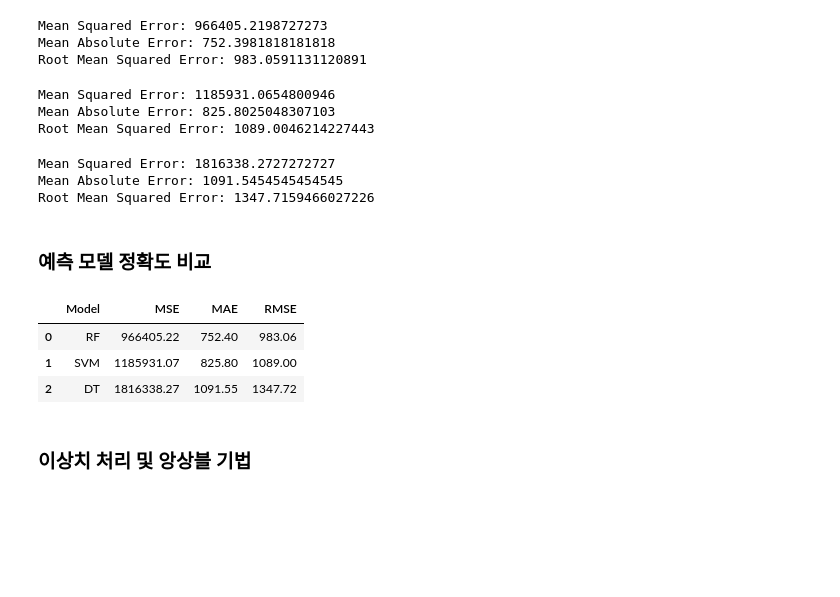
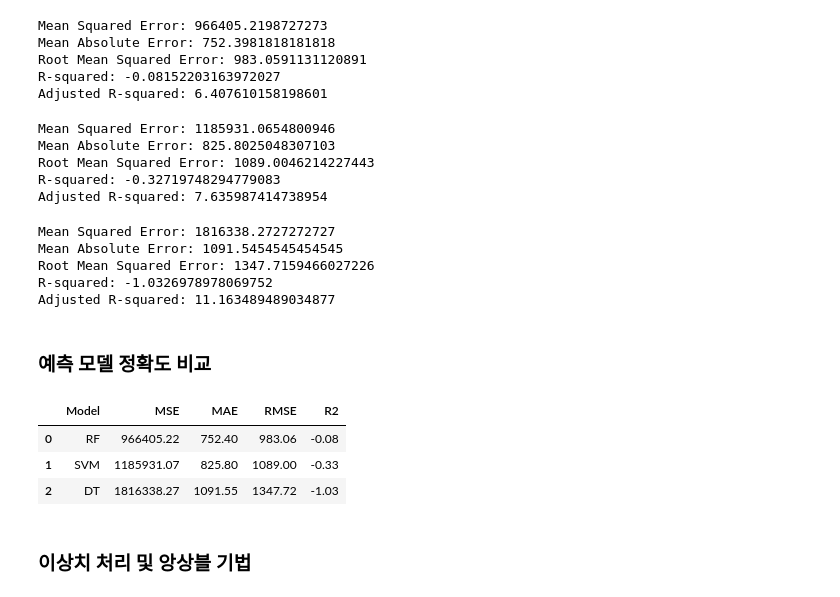
Before and after one commit to BanSugyeong/Crime-Alert-Service, a Jupyter notebook: machine learning/analyze/regression/final_analysis.ipynb, the cells around one changed output. Cells and saved outputs as stored; diff of their text form; code cells hidden in the pictures; blank space fills up the shorter version.

```diff
--- a/machine learning/analyze/regression/final_analysis.ipynb
+++ b/machine learning/analyze/regression/final_analysis.ipynb
@@ -50,10 +50,20 @@ print("Mean Absolute Error:", mae_rf)
 # RMSE 계산
 rmse_rf = np.sqrt(mean_squared_error(y_test, y_pred_rf))
 print("Root Mean Squared Error:", rmse_rf)
+
+r2_rf = r2_score(y_test, y_pred_rf)
+print("R-squared:", r2_rf)
+
+n = X_test.shape[0]  # 데이터 포인트의 수
+k = X_test.shape[1]  # 독립 변수의 수
+adjusted_r2_rf = 1 - ((1-r2_rf) * (n-1) / (n-k-1))
+print("Adjusted R-squared:", adjusted_r2_rf)
 # %% [output]
 Mean Squared Error: 966405.2198727273
 Mean Absolute Error: 752.3981818181818
 Root Mean Squared Error: 983.0591131120891
+R-squared: -0.08152203163972027
+Adjusted R-squared: 6.407610158198601
 # %%
 # 서포트벡터머신 회귀 모델 생성
 model_svm = SVR()
@@ -75,10 +85,20 @@ print("Mean Absolute Error:", mae_svm)
 # RMSE 계산
 rmse_svm = np.sqrt(mean_squared_error(y_test, y_pred_svm))
 print("Root Mean Squared Error:", rmse_svm)
+
+r2_svm = r2_score(y_test, y_pred_svm)
+print("R-squared:", r2_svm)
+
+n = X_test.shape[0]  # 데이터 포인트의 수
+k = X_test.shape[1]  # 독립 변수의 수
+adjusted_r2_svm = 1 - ((1-r2_svm) * (n-1) / (n-k-1))
+print("Adjusted R-squared:", adjusted_r2_svm)
 # %% [output]
 Mean Squared Error: 1185931.0654800946
 Mean Absolute Error: 825.8025048307103
 Root Mean Squared Error: 1089.0046214227443
+R-squared: -0.32719748294779083
+Adjusted R-squared: 7.635987414738954
 # %%
 # X_train, X_test, y_train, y_test = train_test_split(X, y, test_size=0.2, random_state=42)
 
@@ -102,32 +122,43 @@ print("Mean Absolute Error:", mae_dt)
 # RMSE 계산
 rmse_dt = np.sqrt(mean_squared_error(y_test, y_pred_dt))
 print("Root Mean Squared Error:", rmse_dt)
+
+r2_dt = r2_score(y_test, y_pred_dt)
+print("R-squared:", r2_dt)
+
+n = X_test.shape[0]  # 데이터 포인트의 수
+k = X_test.shape[1]  # 독립 변수의 수
+adjusted_r2_dt = 1 - ((1-r2_dt) * (n-1) / (n-k-1))
+print("Adjusted R-squared:", adjusted_r2_dt)
 # %% [output]
 Mean Squared Error: 1816338.2727272727
 Mean Absolute Error: 1091.5454545454545
 Root Mean Squared Error: 1347.7159466027226
+R-squared: -1.0326978978069752
+Adjusted R-squared: 11.163489489034877
 # %% [markdown]
 ### 예측 모델 정확도 비교
 # %%
 # 각 모델의 평가 지표 결과
 results = {
     'Model': ['RF', 'SVM', 'DT'],
     'MSE': [round(mse_rf, 2), round(mse_svm, 2), round(mse_dt, 2)],
     'MAE': [round(mae_rf, 2), round(mae_svm, 2), round(mae_dt, 2)],
-    'RMSE': [round(rmse_rf, 2), round(rmse_svm, 2), round(rmse_dt, 2)]
+    'RMSE': [round(rmse_rf, 2), round(rmse_svm, 2), round(rmse_dt, 2)],
+    'R2': [round(r2_rf, 2), round(r2_svm, 2), round(r2_dt, 2)]
 }
 
 
 
 # 데이터프레임 생성
 results_df = pd.DataFrame(results)
 results_df.to_csv('model_result.csv', encoding='cp949', index=False)
 results_df
 # %% [output]
-|  | Model | MSE | MAE | RMSE |
-| 0 | RF | 966405.22 | 752.40 | 983.06 |
-| 1 | SVM | 1185931.07 | 825.80 | 1089.00 |
-| 2 | DT | 1816338.27 | 1091.55 | 1347.72 |
+|  | Model | MSE | MAE | RMSE | R2 |
+| 0 | RF | 966405.22 | 752.40 | 983.06 | -0.08 |
+| 1 | SVM | 1185931.07 | 825.80 | 1089.00 | -0.33 |
+| 2 | DT | 1816338.27 | 1091.55 | 1347.72 | -1.03 |
 # %% [markdown]
 ### 이상치 처리 및 앙상블 기법
 # %%
```
Also changed, not shown: parts of 1 cell of this notebook, 16 other files.
